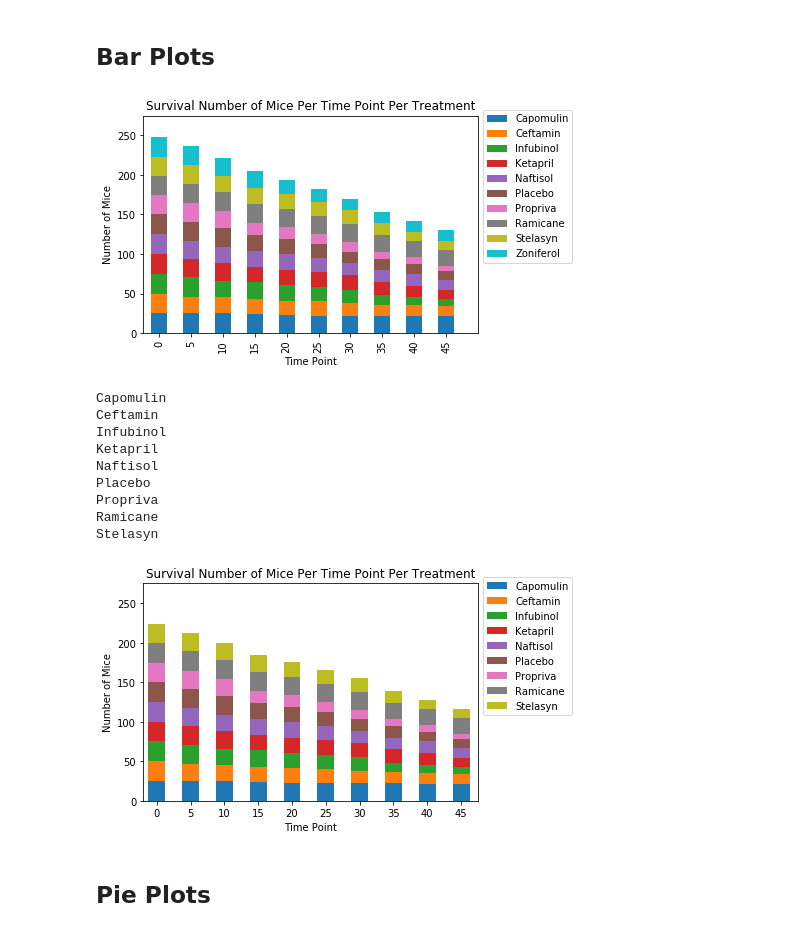
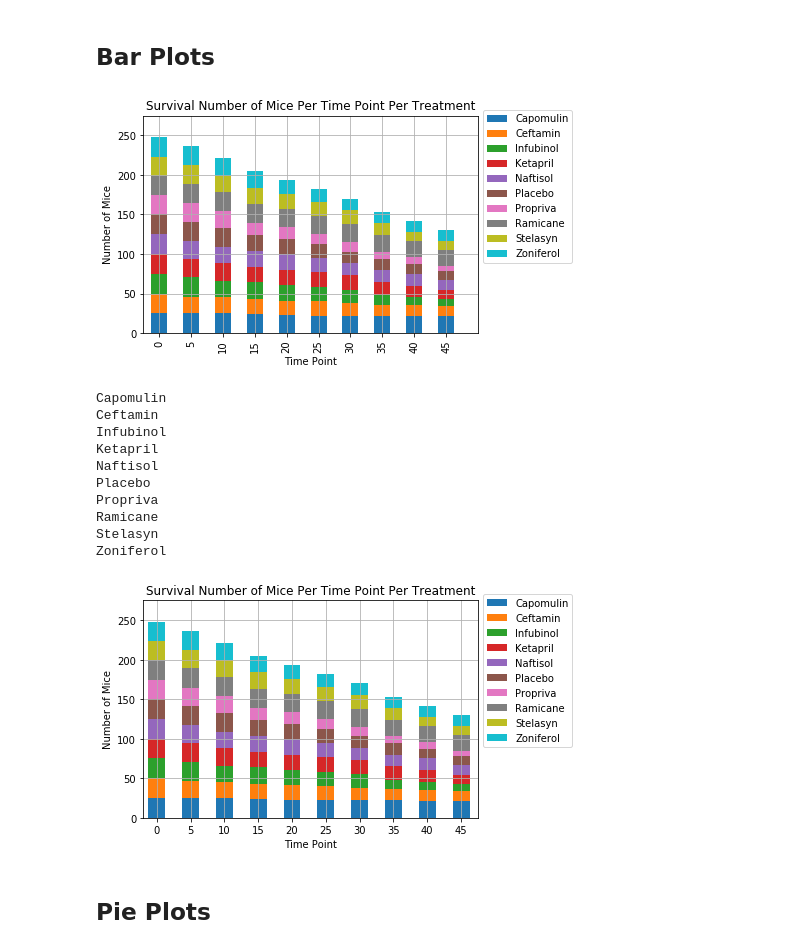
Before and after one commit to allidoiswen/AW_Homework, a Jupyter notebook: 05-Matplotlib/Homework/Pymaceuticals/pymaceuticals_AW.ipynb, the cells around one changed output. Saved outputs shown, nothing was run; the diff lists cells and outputs as text; code cells hidden in the pictures.

```diff
--- a/05-Matplotlib/Homework/Pymaceuticals/pymaceuticals_AW.ipynb
+++ b/05-Matplotlib/Homework/Pymaceuticals/pymaceuticals_AW.ipynb
@@ -149,47 +148,51 @@ plt.ylabel('Number of Mice')
 plt.legend(bbox_to_anchor=(1, 1.05))
 plt.xlim(-0.5, len(tidy_data['Timepoint'].unique()))
 plt.ylim(0, 275)
+plt.grid()
 plt.show()
 # %% [output]
-[figure, old version]
+[figure, new version]
 # %%
 # Generate a bar plot showing the number of mice per time point for each treatment throughout the course of the study using pyplot.
 x_axis = tidy_data['Timepoint'].unique()
 
 plt_num_mice = num_mice.reset_index()
 
-treatments = plt_num_mice['Drug Regimen'][0:9].unique()
+treatments = plt_num_mice['Drug Regimen'][0:10].unique()
 
 bottom = [0, 0, 0, 0, 0,
           0, 0, 0, 0, 0]
 
 for tm in treatments:
 
     print(tm)
 
     y_axis = plt_num_mice.loc[plt_num_mice['Drug Regimen'] == tm, 'Count'].tolist()
     plt.bar(x_axis, y_axis, label = tm, width=2.5, bottom = bottom)
+    # Add the data to bottom, so bar chart can stack
     bottom = np.add(bottom, y_axis)
 
 plt.title('Survival Number of Mice Per Time Point Per Treatment')
 plt.xlabel('Time Point')
 plt.ylabel('Number of Mice')
 plt.legend(bbox_to_anchor=(1, 1.05))
 plt.xlim(-2, 47.5)
 plt.ylim(0, 275)
 plt.xticks(x_axis, x_axis)
+plt.grid()
 plt.show()
 # %% [output]
 Capomulin
 Ceftamin
 Infubinol
 Ketapril
 Naftisol
 Placebo
 Propriva
 Ramicane
 Stelasyn
+Zoniferol
-[figure, old version]
+[figure, new version]
 # %% [markdown]
 ## Pie Plots
 # %%
```
Also changed, not shown: parts of 10 cells of this notebook.
